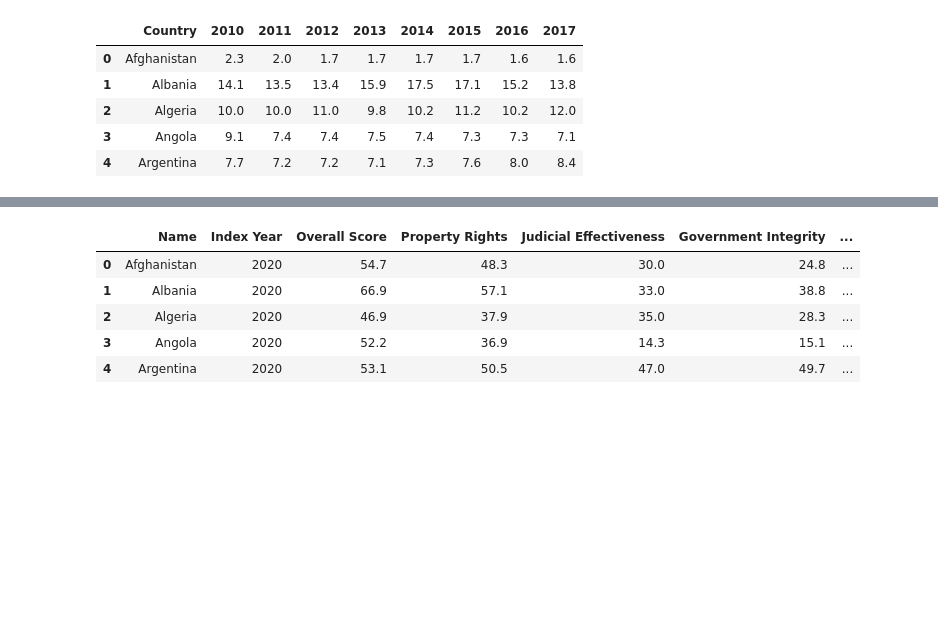
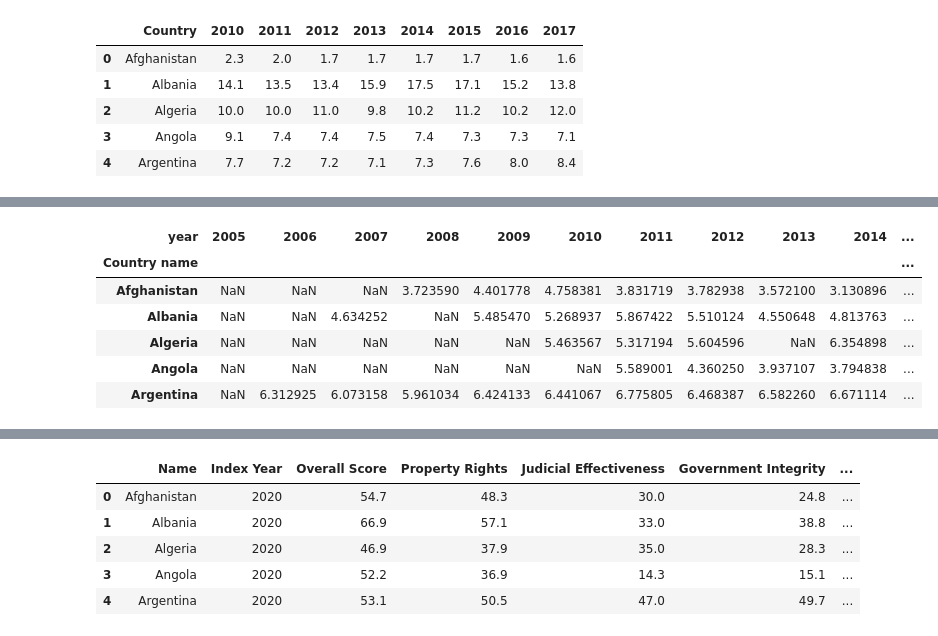
Before and after one commit to team-hack-0819/social-env, a Jupyter notebook: data.ipynb, the cells around one changed output, grey strips where cells are left out. Cells and saved outputs as stored; diff of their text form; code cells hidden in the pictures; blank space fills up the shorter version.

```diff
--- a/data.ipynb
+++ b/data.ipynb
@@ -127,0 +124,10 @@ countries =  happiness_life_expectancy_and_other[['Country name']]
+# %%
+tab1.head()
+# %% [output]
+| year | 2005 | 2006 | 2007 | 2008 | 2009 | 2010 | 2011 | 2012 | 2013 | 2014 | ... |
+| Country name |  |  |  |  |  |  |  |  |  |  | ... |
+| Afghanistan | NaN | NaN | NaN | 3.723590 | 4.401778 | 4.758381 | 3.831719 | 3.782938 | 3.572100 | 3.130896 | ... |
+| Albania | NaN | NaN | 4.634252 | NaN | 5.485470 | 5.268937 | 5.867422 | 5.510124 | 4.550648 | 4.813763 | ... |
+| Algeria | NaN | NaN | NaN | NaN | NaN | 5.463567 | 5.317194 | 5.604596 | NaN | 6.354898 | ... |
+| Angola | NaN | NaN | NaN | NaN | NaN | NaN | 5.589001 | 4.360250 | 3.937107 | 3.794838 | ... |
+| Argentina | NaN | 6.312925 | 6.073158 | 5.961034 | 6.424133 | 6.441067 | 6.775805 | 6.468387 | 6.582260 | 6.671114 | ... |
```
Also changed, not shown: parts of 13 cells of this notebook.
